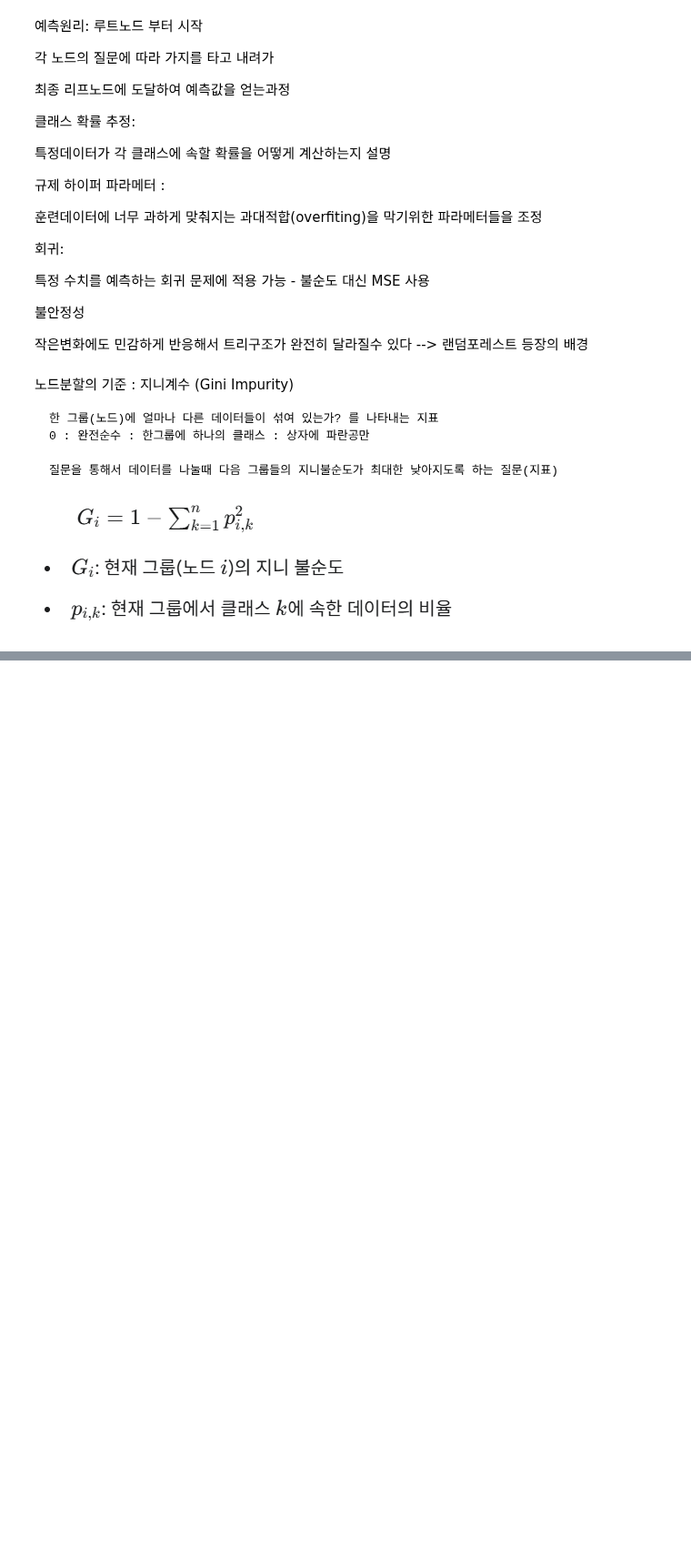
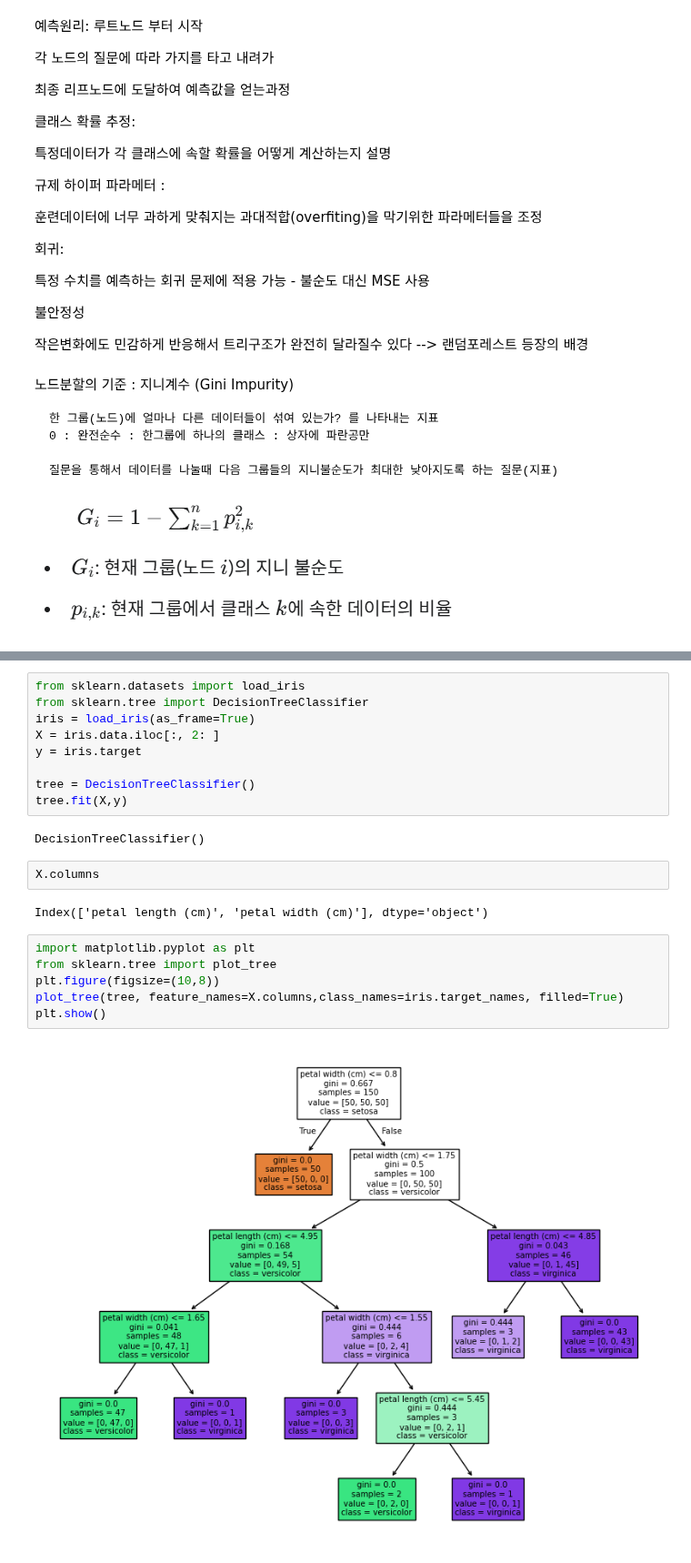
Before and after one commit to pia222sk20/python, a Jupyter notebook: pandas-data-analysis/part7/7.6_review_tree_classification.ipynb, the cells around one changed output, grey strips where cells are left out. Shown at 91% size. Saved outputs shown, nothing was run; the diff lists cells and outputs as text; blank space fills up the shorter version.

```diff
--- a/pandas-data-analysis/part7/7.6_review_tree_classification.ipynb
+++ b/pandas-data-analysis/part7/7.6_review_tree_classification.ipynb
@@ -37,0 +47,23 @@
+# %%
+from sklearn.datasets import load_iris
+from sklearn.tree import DecisionTreeClassifier
+iris = load_iris(as_frame=True)
+X = iris.data.iloc[:, 2: ]
+y = iris.target
+
+tree = DecisionTreeClassifier()
+tree.fit(X,y)
+# %% [output]
+DecisionTreeClassifier()
+# %%
+X.columns
+# %% [output]
+Index(['petal length (cm)', 'petal width (cm)'], dtype='object')
+# %%
+import matplotlib.pyplot as plt
+from sklearn.tree import plot_tree
+plt.figure(figsize=(10,8))
+plot_tree(tree, feature_names=X.columns,class_names=iris.target_names, filled=True)
+plt.show()
+# %% [output]
+[figure, added]
```
Also changed, not shown: parts of 1 cell of this notebook.
